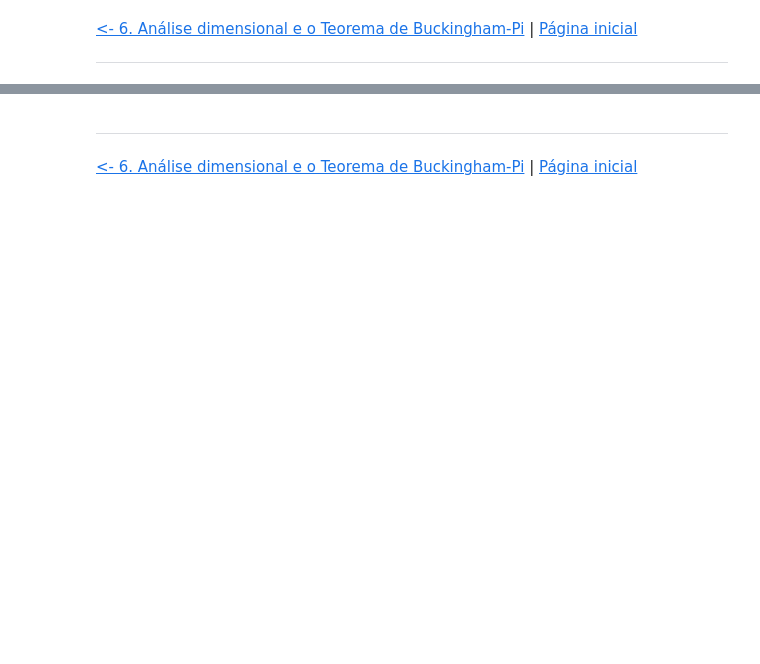
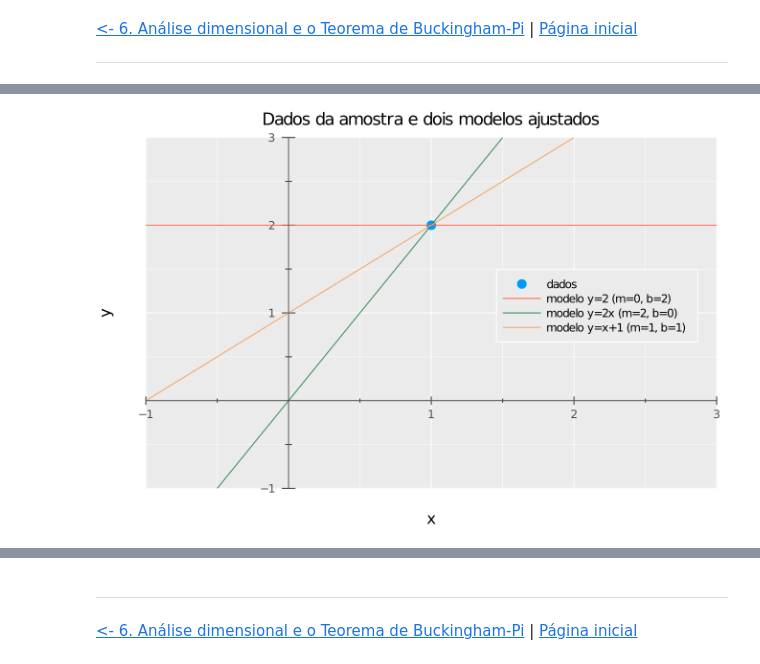
Before and after one commit to rmsrosa/modelagem_matematica, a Jupyter notebook: notas_de_aula/07.00-Minimos_quadrados_regressao.ipynb, the cells around one changed output, grey strips where cells are left out. Cells and saved outputs as stored; diff of their text form; code cells hidden in the pictures; blank space fills up the shorter version.

```diff
--- a/notas_de_aula/07.00-Minimos_quadrados_regressao.ipynb
+++ b/notas_de_aula/07.00-Minimos_quadrados_regressao.ipynb
@@ -13,0 +105,4 @@
+# %%
+load(joinpath("img","ajuste_reta_a_um_ponto.png"))
+# %% [output]
+[figure, added]
```
Also changed, not shown: parts of 29 cells of this notebook, 8 other files.
